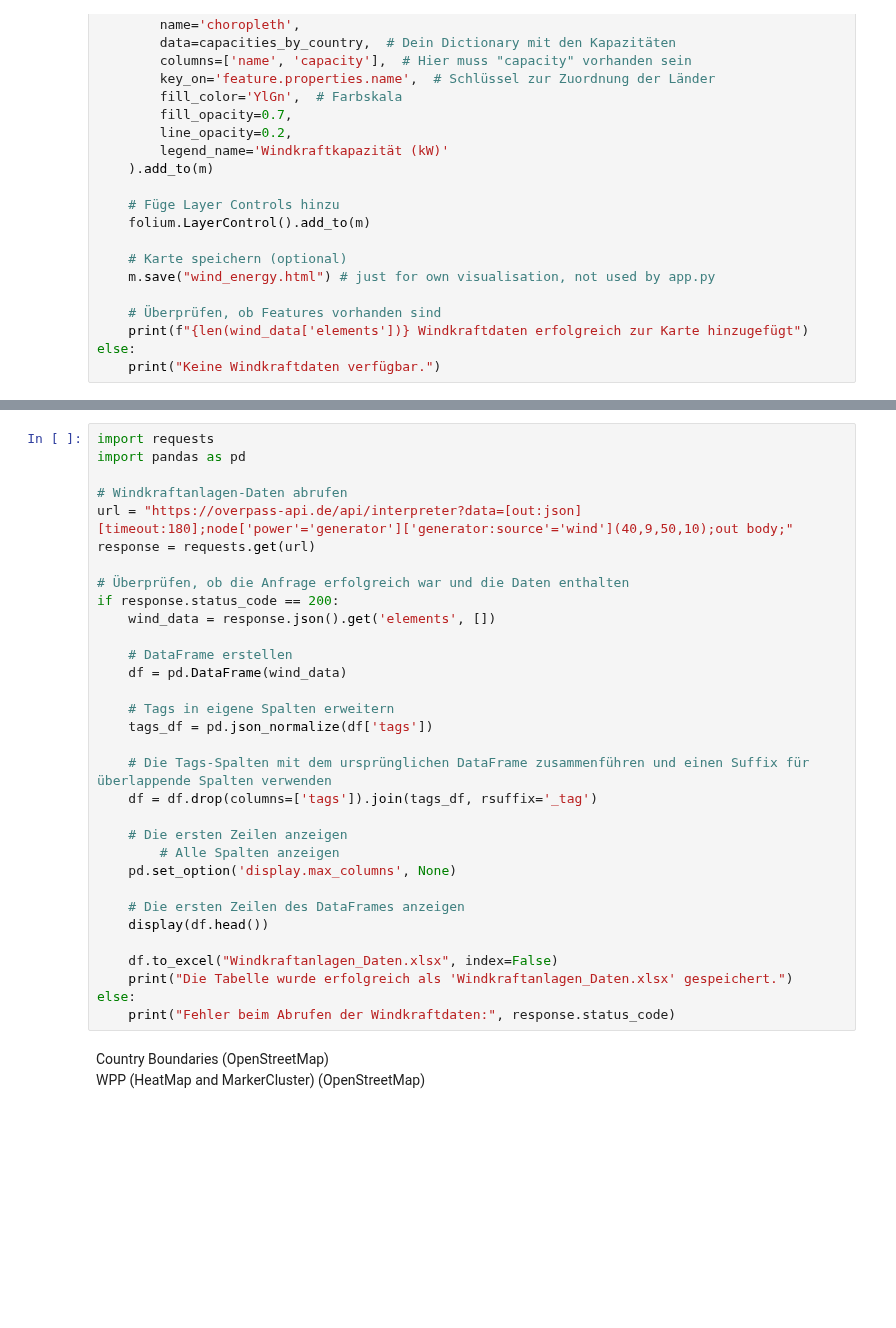
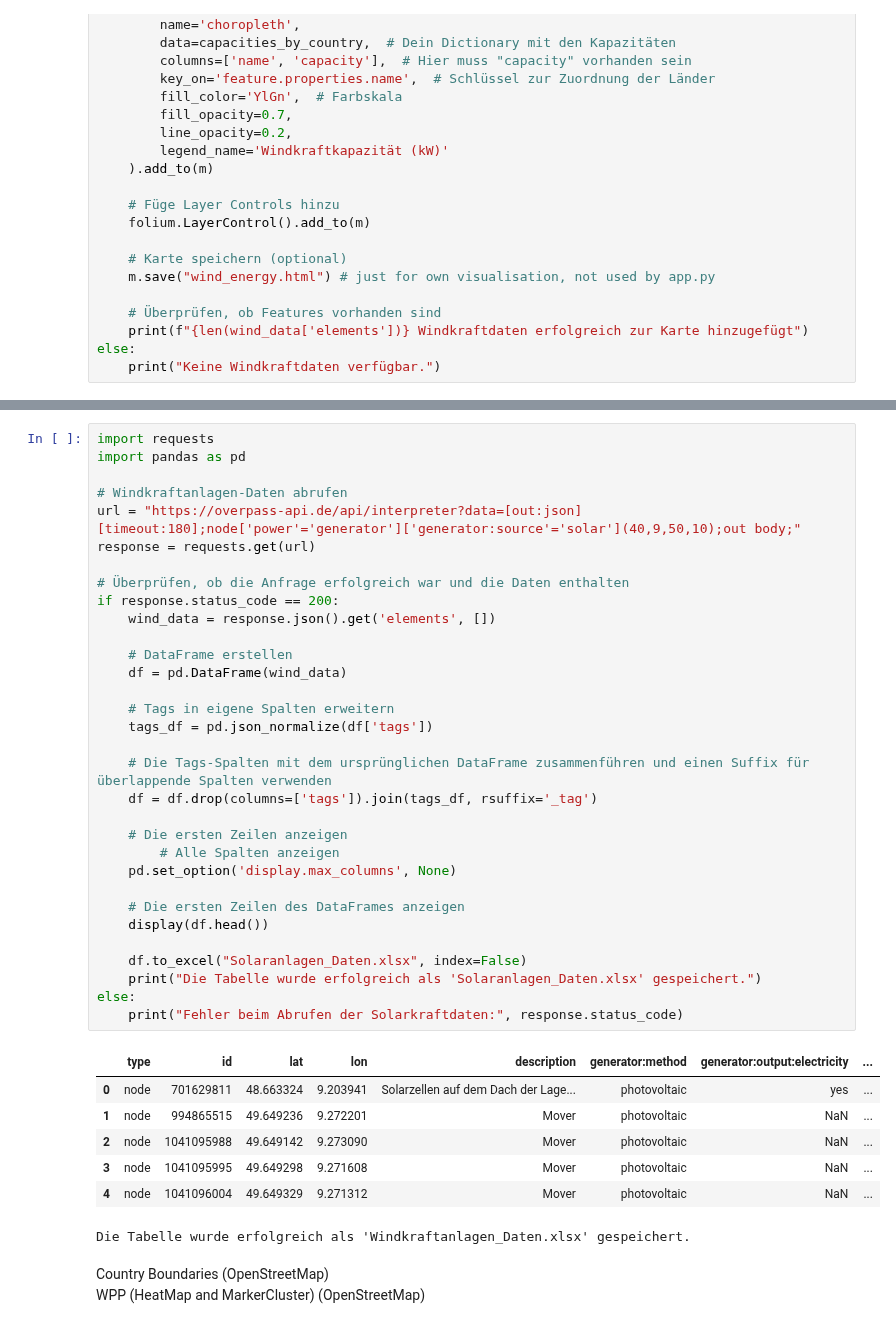
Before and after one commit to el-gif/Webapp, a Jupyter notebook: Webapp.ipynb, the cells around one changed output, grey strips where cells are left out. Saved outputs shown, nothing was run; the diff lists cells and outputs as text; blank space fills up the shorter version.

```diff
--- a/Webapp.ipynb
+++ b/Webapp.ipynb
@@ -365,35 +400,43 @@ else:
 # %%
 import requests
 import pandas as pd
 
 # Windkraftanlagen-Daten abrufen
-url = "https://overpass-api.de/api/interpreter?data=[out:json][timeout:180];node['power'='generator']['generator:source'='wind'](40,9,50,10);out body;"
+url = "https://overpass-api.de/api/interpreter?data=[out:json][timeout:180];node['power'='generator']['generator:source'='solar'](40,9,50,10);out body;"
 response = requests.get(url)
 
 # Überprüfen, ob die Anfrage erfolgreich war und die Daten enthalten
 if response.status_code == 200:
     wind_data = response.json().get('elements', [])
 
     # DataFrame erstellen
     df = pd.DataFrame(wind_data)
 
     # Tags in eigene Spalten erweitern
     tags_df = pd.json_normalize(df['tags'])
 
     # Die Tags-Spalten mit dem ursprünglichen DataFrame zusammenführen und einen Suffix für überlappende Spalten verwenden
     df = df.drop(columns=['tags']).join(tags_df, rsuffix='_tag')
 
     # Die ersten Zeilen anzeigen
         # Alle Spalten anzeigen
     pd.set_option('display.max_columns', None)
 
     # Die ersten Zeilen des DataFrames anzeigen
     display(df.head())
 
-    df.to_excel("Windkraftanlagen_Daten.xlsx", index=False)
-    print("Die Tabelle wurde erfolgreich als 'Windkraftanlagen_Daten.xlsx' gespeichert.")
+    df.to_excel("Solaranlagen_Daten.xlsx", index=False)
+    print("Die Tabelle wurde erfolgreich als 'Solaranlagen_Daten.xlsx' gespeichert.")
 else:
-    print("Fehler beim Abrufen der Windkraftdaten:", response.status_code)
+    print("Fehler beim Abrufen der Solarkraftdaten:", response.status_code)
+# %% [output]
+|  | type | id | lat | lon | description | generator:method | generator:output:electricity | ... |
+| 0 | node | 701629811 | 48.663324 | 9.203941 | Solarzellen auf dem Dach der Lage... | photovoltaic | yes | ... |
+| 1 | node | 994865515 | 49.649236 | 9.272201 | Mover | photovoltaic | NaN | ... |
+| 2 | node | 1041095988 | 49.649142 | 9.273090 | Mover | photovoltaic | NaN | ... |
+| 3 | node | 1041095995 | 49.649298 | 9.271608 | Mover | photovoltaic | NaN | ... |
+| 4 | node | 1041096004 | 49.649329 | 9.271312 | Mover | photovoltaic | NaN | ... |
+Die Tabelle wurde erfolgreich als 'Windkraftanlagen_Daten.xlsx' gespeichert.
 # %% [markdown]
 Country Boundaries (OpenStreetMap)<br>
 WPP (HeatMap and MarkerCluster) (OpenStreetMap)
```
Also changed, not shown: parts of 1 cell of this notebook, 16 other files.
